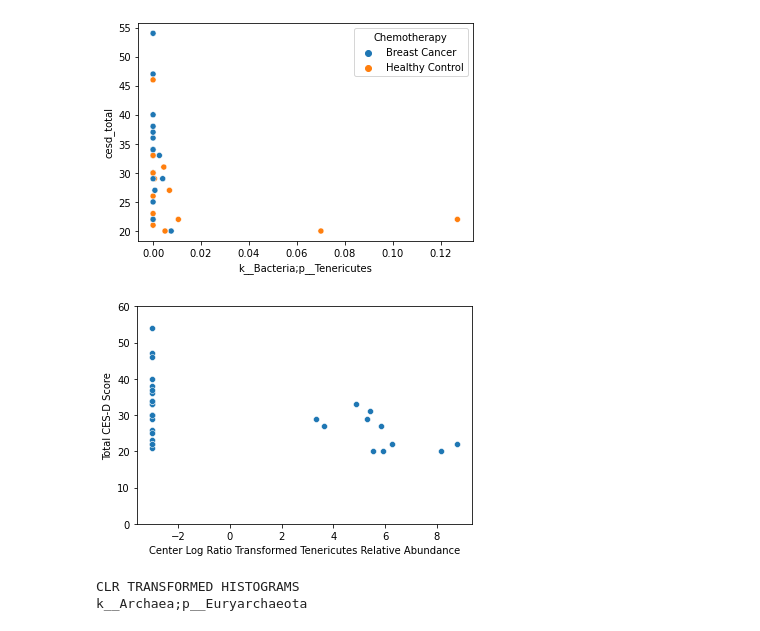
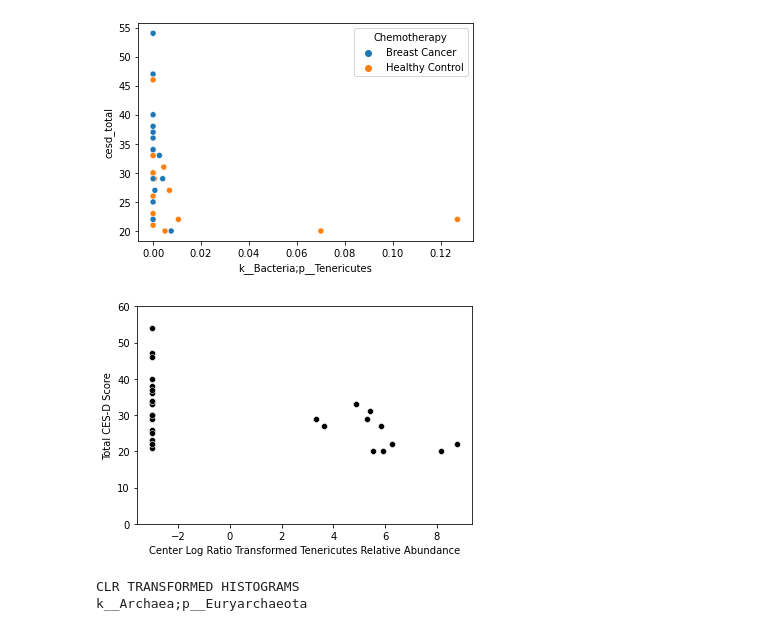
Before and after one commit to sterrettJD/Chemobrain, a Jupyter notebook: Reanalyze-after-blooms-removed.ipynb, the cells around one changed output. Drawn from its saved outputs; the diff is of its cells as text; code cells hidden in the pictures.

Commit message:
make tener scatter black

```diff
--- a/Reanalyze-after-blooms-removed.ipynb
+++ b/Reanalyze-after-blooms-removed.ipynb
@@ -591,18 +591,19 @@ ax = sns.scatterplot(x=L2["k__Bacteria;p__Tenericutes"],
 [figure]
 # %%
 ax = sns.scatterplot(x=pd.Series(clr(L2["k__Bacteria;p__Tenericutes"].apply(lambda x: x+0.000001)), index=L2.index),
-                    y=metadata["cesd_total"].reindex_like(L2),
+                     y=metadata["cesd_total"].reindex_like(L2),
+                     c=["black"]
 #                    hue=metadata["Chemotherapy"]
                     )
 
 ax.set_xlabel("Center Log Ratio Transformed Tenericutes Relative Abundance")
 ax.set_ylabel("Total CES-D Score")
 ax.set_ylim(0,60)
 plt.savefig("Figures/CLR_Tenericutes_CESD.pdf")
 plt.savefig("Figures/CLR_Tenericutes_CESD.png")
 plt.show()
 # %% [output]
-[figure, old version]
+[figure, new version]
 # %%
 clr_L2 = pd.DataFrame(clr(L2.apply(lambda x: x+0.00001)),
                      index=L2.index,
```
Also changed, not shown: parts of 1 cell of this notebook.
